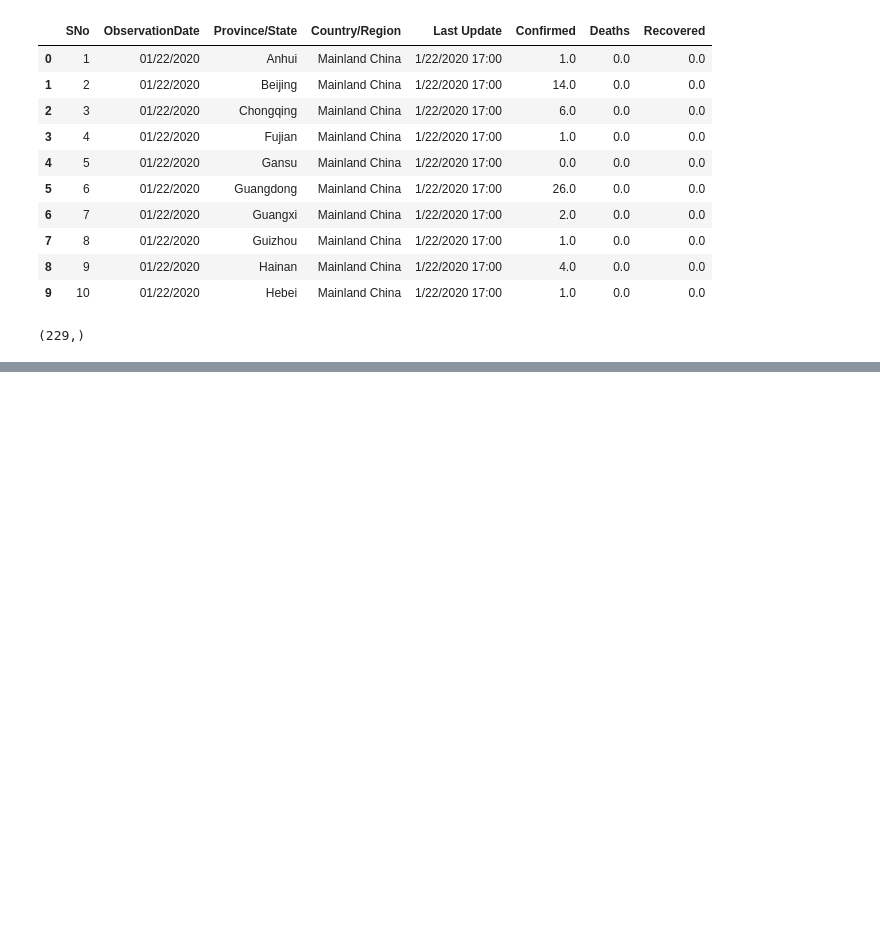
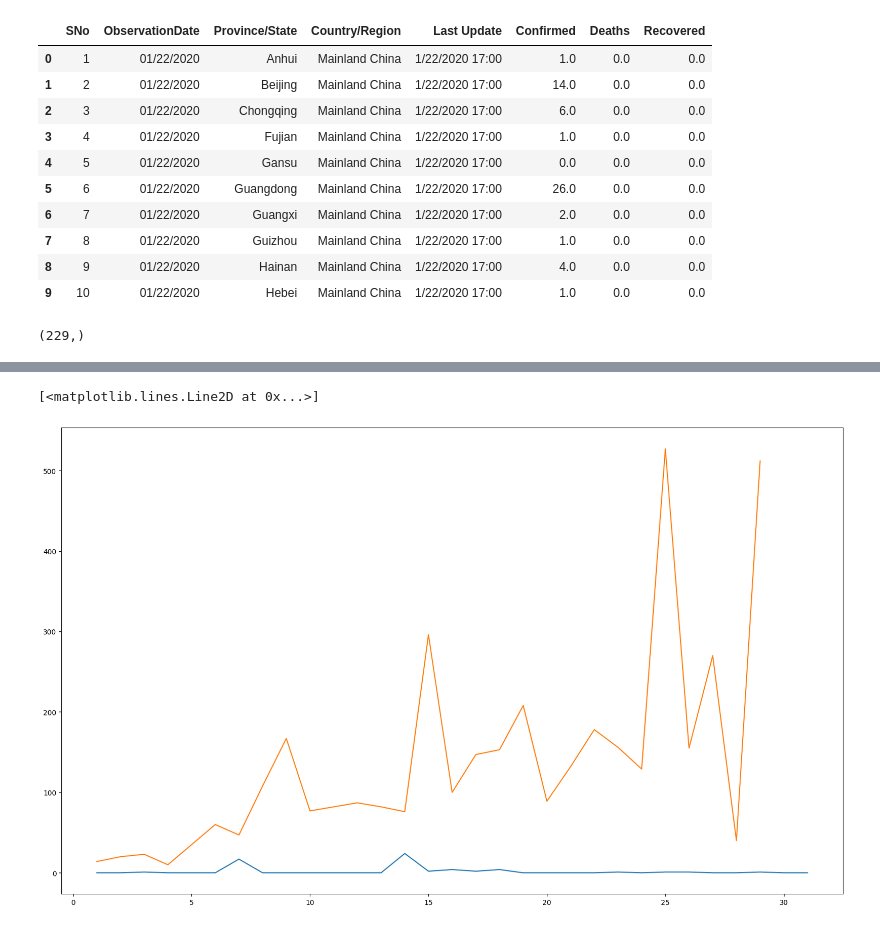
Before and after one commit to UIT-Entropy/DS108, a Jupyter notebook: Bài Tập thực Hành/Lab 1/24521436_lab01.ipynb, the cells around one changed output, grey strips where cells are left out. Saved outputs shown, nothing was run; the diff lists cells and outputs as text; code cells hidden in the pictures; blank space fills up the shorter version.

```diff
--- a/Bài Tập thực Hành/Lab 1/24521436_lab01.ipynb
+++ b/Bài Tập thực Hành/Lab 1/24521436_lab01.ipynb
@@ -36,0 +83,4 @@ country_corona.shape
+# %%
+df['ObservationDate'] = pd.to_datetime(df["ObservationDate"])
+df_jan = df[(df['ObservationDate'] >= "2020-01-01") & (df['ObservationDate'] <= "2020-01-31")]
+display(df_jan)
@@ -36,0 +103,3 @@ country_corona.shape
+# %%
+coronaVietNam = df[df["Country/Region"] == 'Vietnam']
+display(coronaVietNam)
@@ -36,0 +280,4 @@ country_corona.shape
+# %%
+coronaVietNamDaily = coronaVietNam.groupby("ObservationDate")["Confirmed"].sum().reset_index().sort_values("ObservationDate")
+coronaVietNamDaily["NewConfirmedDaily"] = coronaVietNamDaily["Confirmed"].diff().fillna(0)
+display(coronaVietNamDaily)
@@ -36,0 +298,10 @@ country_corona.shape
+# %%
+coronaVietNamDaily2020 = coronaVietNamDaily[(coronaVietNamDaily["ObservationDate"] >= "2020-05-01") & (coronaVietNamDaily["ObservationDate"] <= "2020-05-31")]
+coronaVietNamDaily2021 = coronaVietNamDaily[(coronaVietNamDaily["ObservationDate"] >= "2021-05-01") & (coronaVietNamDaily["ObservationDate"] <= "2021-05-31")]
+# %%
+plt.figure(figsize=(20,12))
+plt.plot(coronaVietNamDaily2020["ObservationDate"].dt.day, coronaVietNamDaily2020["NewConfirmedDaily"])
+plt.plot(coronaVietNamDaily2021["ObservationDate"].dt.day, coronaVietNamDaily2021["NewConfirmedDaily"])
+# %% [output]
+[<matplotlib.lines.Line2D at 0x...>]
+[figure, added]
```
Also changed, not shown: parts of 26 cells of this notebook.
